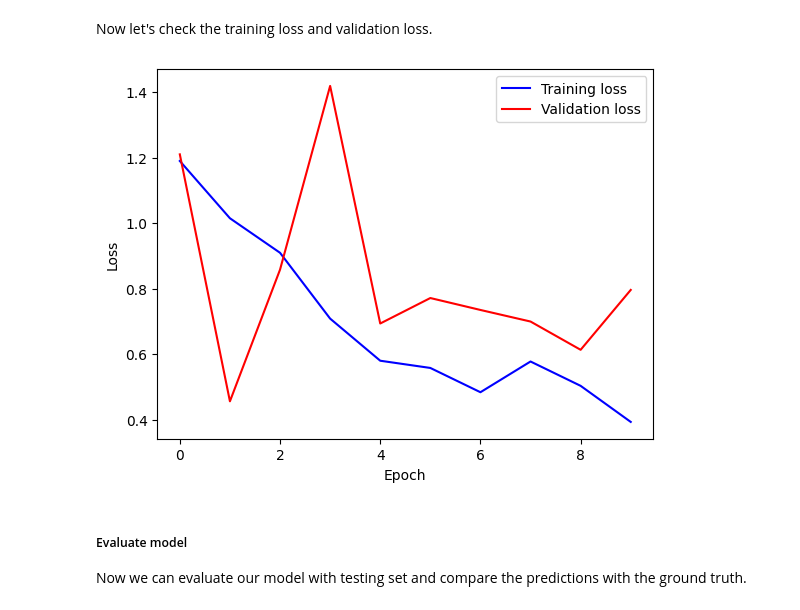
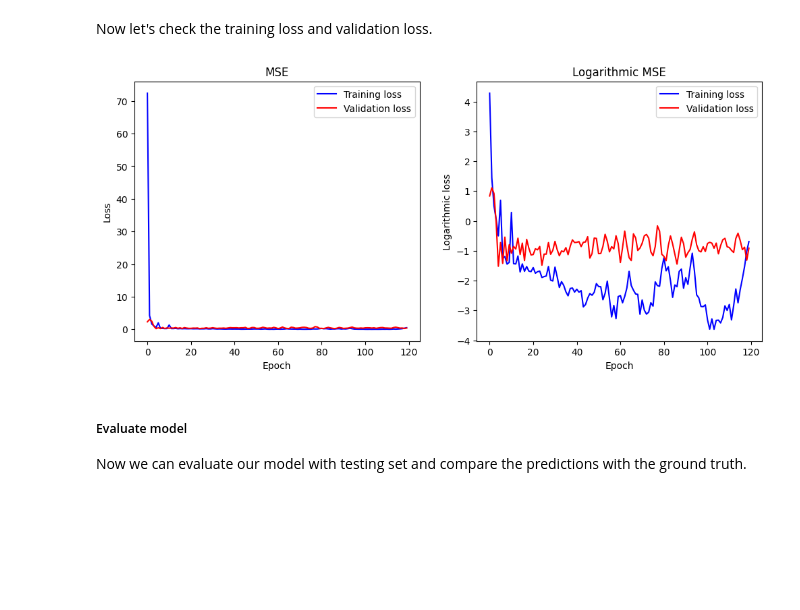
Before and after one commit to AI4S2S/cookbook, a Jupyter notebook: workflow/comp_pred_ridge_and_LSTM.ipynb, the cells around one changed output. Cells and saved outputs as stored; diff of their text form; code cells hidden in the pictures; blank space fills up the shorter version.

Commit message:
use new test data for comparison notebook

```diff
--- a/workflow/comp_pred_ridge_and_LSTM.ipynb
+++ b/workflow/comp_pred_ridge_and_LSTM.ipynb
@@ -77,3 +71,13 @@ target_field = xr.open_dataset(Path(data_folder,'tf5_nc5_dendo_80d77.nc'))
+# %%
+# load data
+precursor_field = xr.open_dataset('../data/sst_daily_1959-2021_5deg_Pacific_175_240E_25_50N.nc')
+precursor_field = precursor_field.sel(time=slice("19610101","20211231"))
+target_field = xr.open_dataset('../data/t2m_daily_1959-2021_2deg_clustered_226_300E_30_70N.nc')
+target_field = target_field.sel(time=slice("19610101","20211231"))
+# %%
+# Convert Klevin to Celcius
+precursor_field["sst"] = precursor_field["sst"] - 273.15
+target_field["t2m"] = target_field["t2m"] - 273.15
 # %% [markdown]
 ##### Map the calendar to the data
 After mapping the calendar to the field, we can visualize our calendar by calling the `visualize` method.
@@ -100,8 +104,8 @@ calendar.show()[:3]
 # %%
 # get 70% of instance as training
 years = sorted(calendar.get_intervals().index)
-train_samples = round(len(years) * 0.7)
-test_samples = round(len(years) * 0.15)
+train_samples = round(len(years) * 0.6)
+test_samples = round(len(years) * 0.2)
 start_year = years[0]
 # %% [markdown]
 ##### Fit preprocessor with training samples and preprocess data
@@ -130,7 +134,7 @@ target_field_resample = lilio.resample(calendar, target_field)
 # %%
 # select variables and intervals
 precursor_field_sel = precursor_field_resample['sst']
-target_series_sel = target_field_resample['ts'].sel(cluster=3)
+target_series_sel = target_field_resample['t2m'].sel(cluster=3)
 # %% [markdown]
 #### 2. Build workflow to train a LSTM network for forecasting
 In this section, we will start building a LSTM network using pytorch and train our neural network to forecast 2 meter temperture with sea surface temperature.
@@ -361,15 +365,27 @@ Epoch : 9 [24/27(89%)]  Loss: 1.335783
 Now let's check the training loss and validation loss.
 # %%
 import matplotlib.pyplot as plt
-fig = plt.figure()
+
+fig = plt.figure(figsize=(12, 5))
+fig.add_subplot(1, 2, 1)
 plt.plot(np.asarray(hist_train), 'b', label="Training loss")
 plt.plot(np.asarray(hist_valid), 'r', label="Validation loss")
 plt.xlabel('Epoch')
 plt.ylabel('Loss')
+plt.title("MSE")
 plt.legend()
+
+fig.add_subplot(1, 2, 2)
+plt.plot(np.log(np.asarray(hist_train)), 'b', label="Training loss")
+plt.plot(np.log(np.asarray(hist_valid)), 'r', label="Validation loss")
+plt.xlabel('Epoch')
+plt.ylabel('Logarithmic loss')
+plt.title("Logarithmic MSE")
+plt.legend()
+
 plt.show()
 # %% [output]
-[figure, old version]
+[figure, new version]
 # %% [markdown]
 ##### Evaluate model
 Now we can evaluate our model with testing set and compare the predictions with the ground truth.
```
Also changed, not shown: parts of 13 cells of this notebook.
